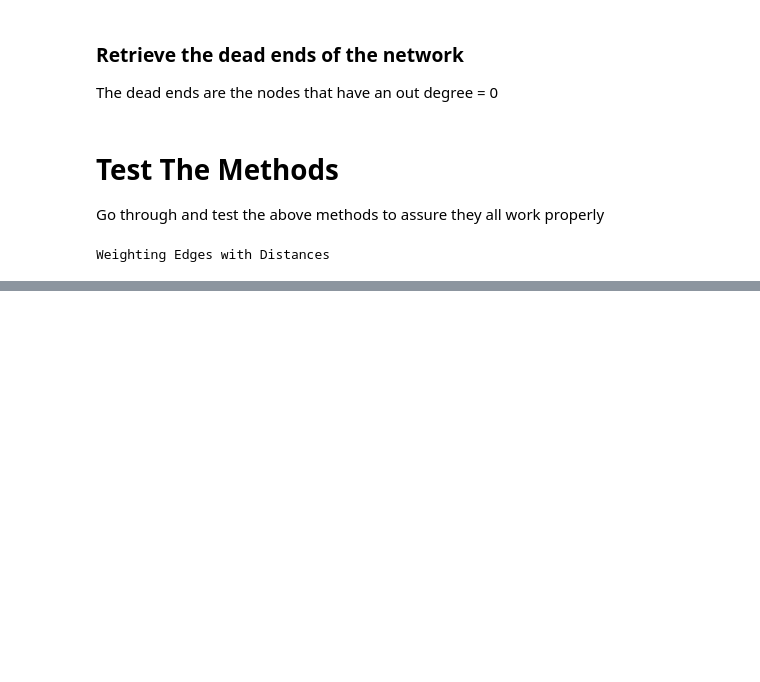
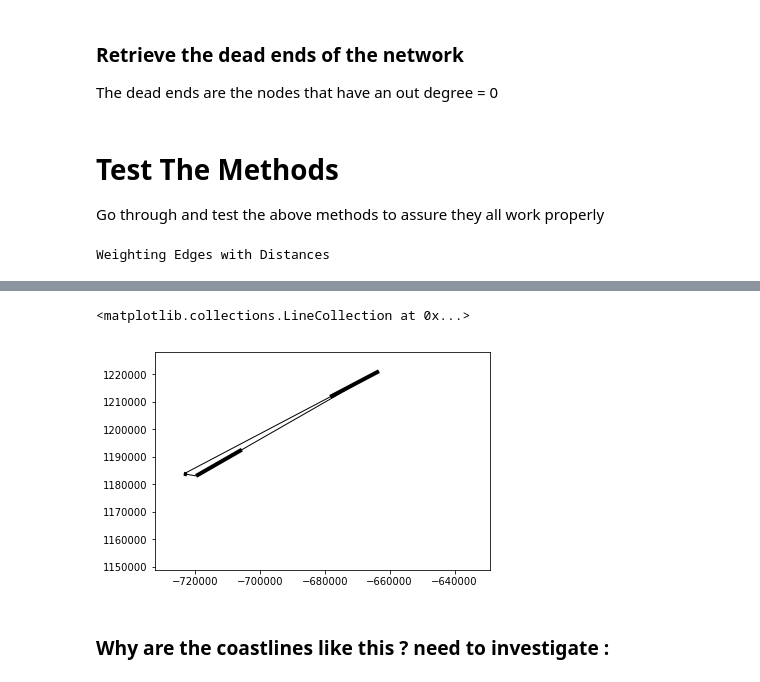
Before and after one commit to jkibele/pyriv, a Jupyter notebook: notebooks/DetectingNetworkBreaks.ipynb, the cells around one changed output, grey strips where cells are left out. Drawn from its saved outputs; the diff is of its cells as text; code cells hidden in the pictures; blank space fills up the shorter version.

```diff
--- a/notebooks/DetectingNetworkBreaks.ipynb
+++ b/notebooks/DetectingNetworkBreaks.ipynb
@@ -327,0 +383,5 @@ Number of nodes: 277425
+# %%
+smaller_is_cl.graph.plot()
+# %% [output]
+<matplotlib.collections.LineCollection at 0x...>
+[figure, added]
@@ -327,0 +394,2 @@ Number of nodes: 277425
+# %% [markdown]
+### Why are the coastlines like this ? need to investigate :
```
Also changed, not shown: parts of 26 cells of this notebook, 8 other files.
